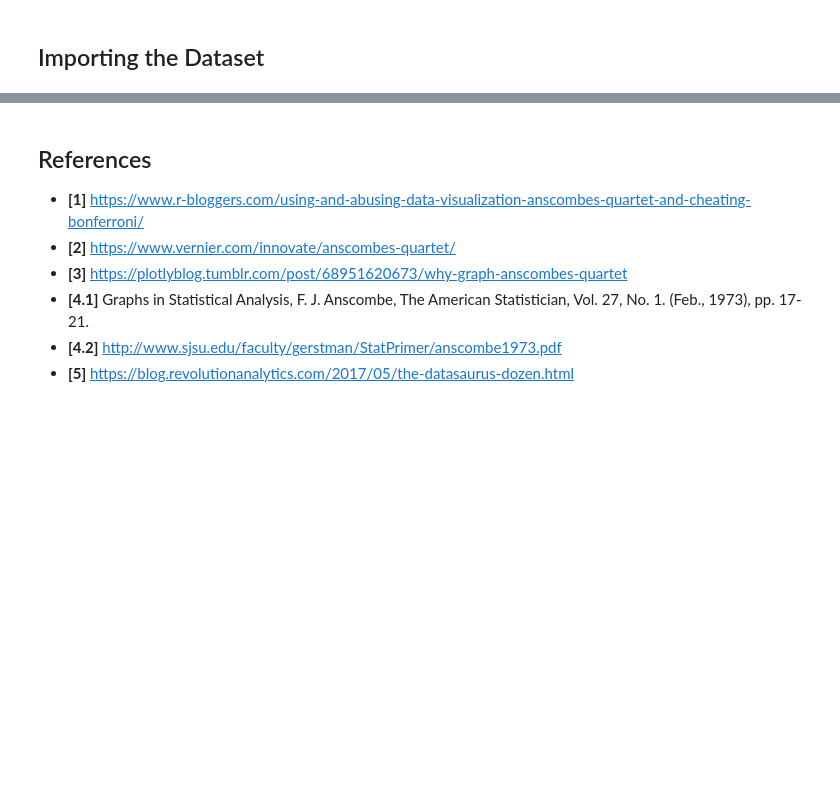
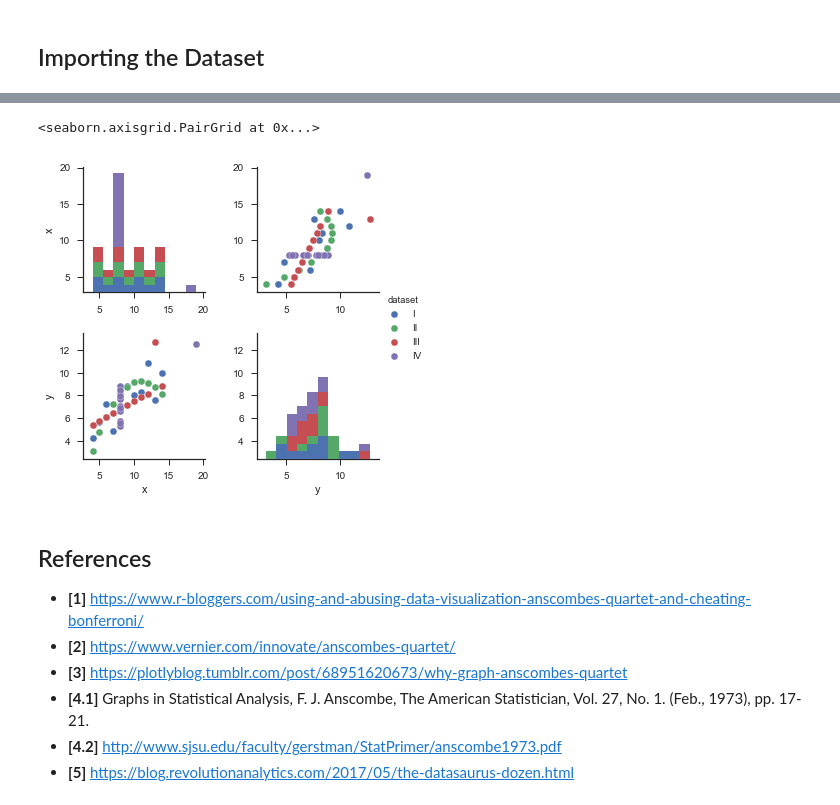
Before and after one commit to peterdt713/Fundamentals_Data_Analysis_Assignment, a Jupyter notebook: Anscombe’s quartet dataset - Research.ipynb, the cells around one changed output, grey strips where cells are left out. Cells and saved outputs as stored; diff of their text form; code cells hidden in the pictures; blank space fills up the shorter version.

```diff
--- a/Anscombe’s quartet dataset - Research.ipynb
+++ b/Anscombe’s quartet dataset - Research.ipynb
@@ -49,3 +95,9 @@ id dataset     x      y
+# %%
+# Create a Pairplot
+sns.pairplot(df, hue="dataset")
+# %% [output]
+<seaborn.axisgrid.PairGrid at 0x...>
+[figure, added]
 # %% [markdown]
 ## References
 
```
Also changed, not shown: parts of 6 cells of this notebook.
